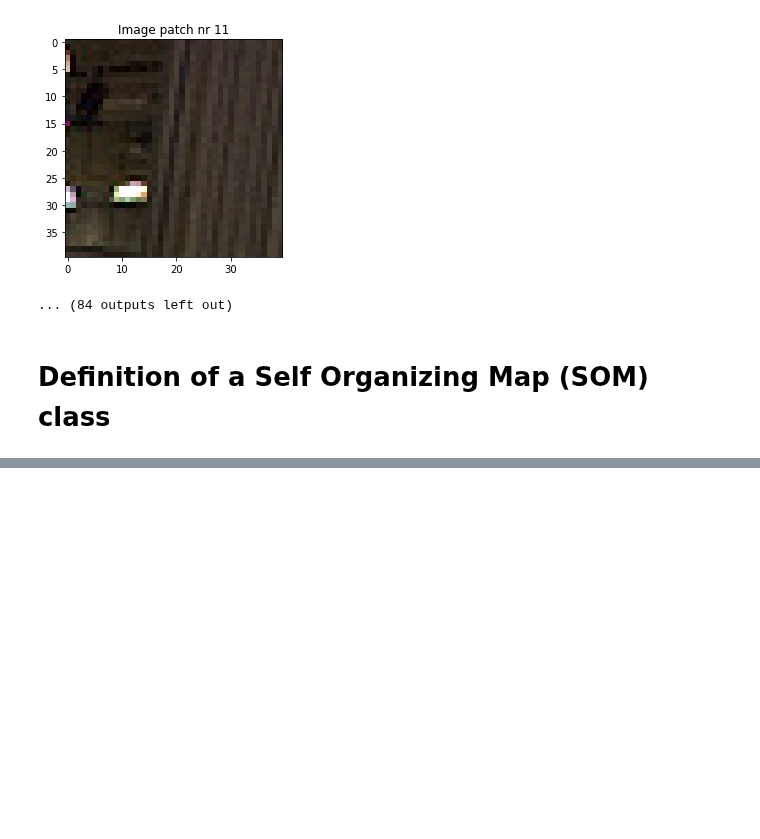
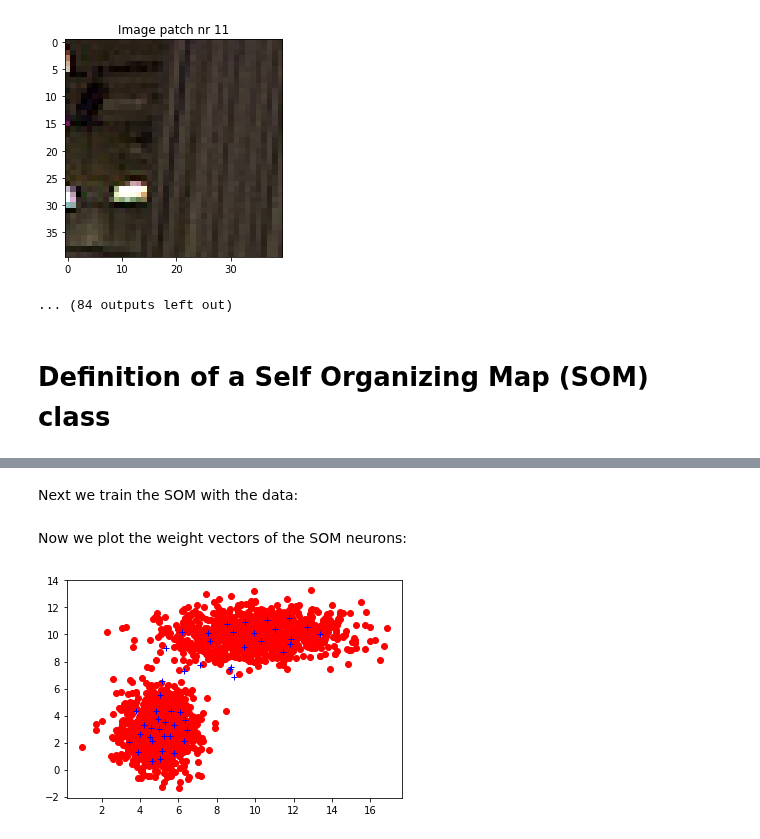
Before and after one commit to b3n3d17/DeepLearningCourse, a Jupyter notebook: 24_unsupervised_learning_of_filters/unsupervised_learning_of_filters.ipynb, the cells around one changed output, grey strips where cells are left out. Drawn from its saved outputs; the diff is of its cells as text; code cells hidden in the pictures; blank space fills up the shorter version.

```diff
--- a/24_unsupervised_learning_of_filters/unsupervised_learning_of_filters.ipynb
+++ b/24_unsupervised_learning_of_filters/unsupervised_learning_of_filters.ipynb
@@ -397,7 +397,7 @@ class som:
     # given an input vector and determine the
     # Best Matching Unit (BMU)
     #
-    def compute_outputs(self, input_vec, learn_rate, adapt_neighbors):
+    def compute_outputs(self, input_vec):
 
         self.nr_steps_trained += 1
 
@@ -452,0 +480,4 @@ class som:
+# %%
+nr_dims = 2
+nr_neurons = 49
+my_som = som(nr_dims, nr_neurons)
@@ -452,0 +493,2 @@ class som:
+# %% [markdown]
+Next we train the SOM with the data:
@@ -452,0 +503,13 @@ class som:
+# %% [markdown]
+Now we plot the weight vectors of the SOM neurons:
+# %%
+W = np.zeros((nr_neurons, nr_dims))
+for neuron_idx in range(0, nr_neurons):
+    next_neuron = my_som.list_neurons[neuron_idx]
+    W[neuron_idx,:] = next_neuron.weight_vec
+#print(W)
+plt.plot(x[:,0], x[:,1], 'ro')
+plt.plot(W[:,0], W[:,1], 'b+')
+plt.show()
+# %% [output]
+[figure, added]
```
Also changed, not shown: parts of 7 cells of this notebook.
